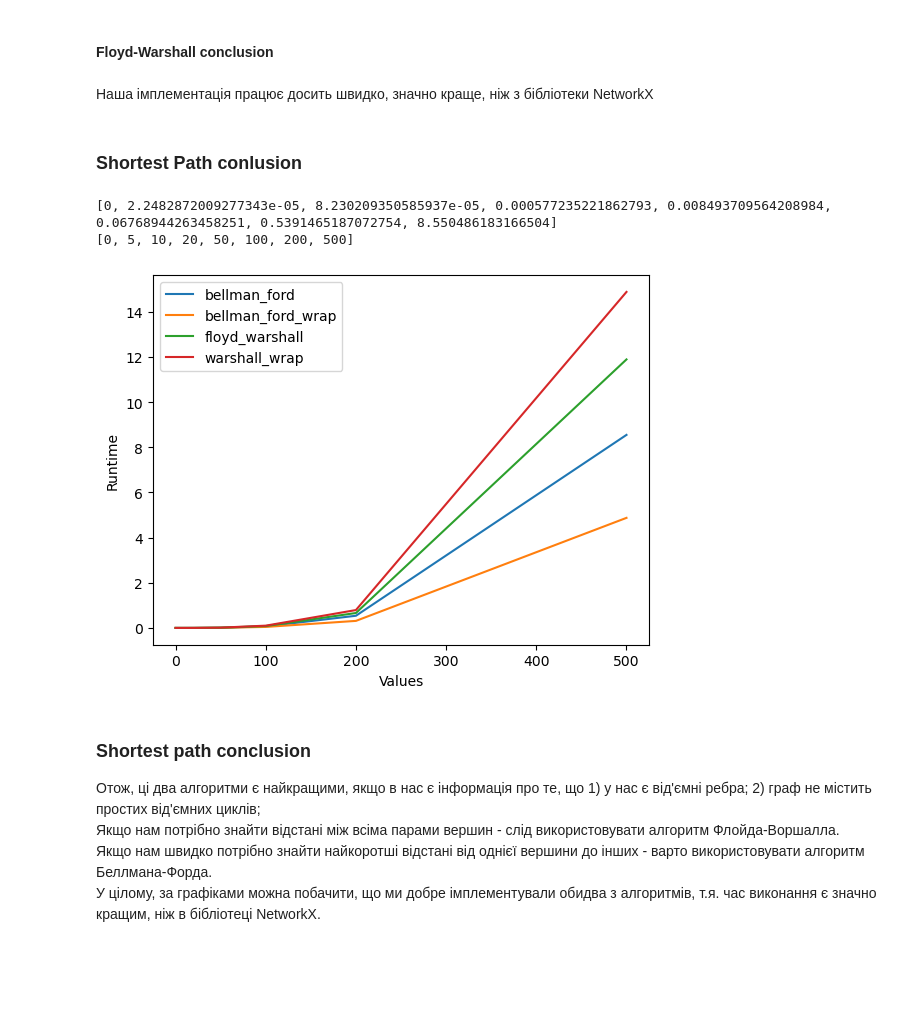
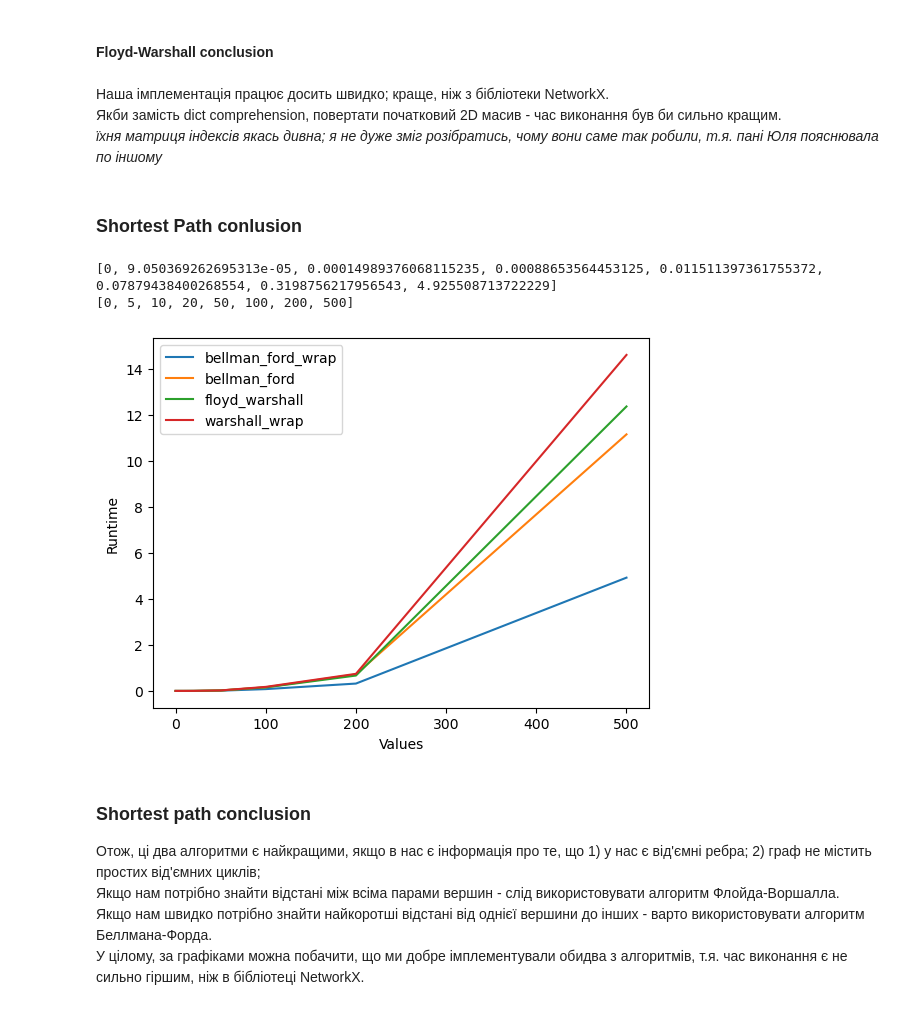
Before and after one commit to n1n1n1q/Common-Graph-Problems, a Jupyter notebook: MSTandShortestPath.ipynb, the cells around one changed output. Cells and saved outputs as stored; diff of their text form; code cells hidden in the pictures; blank space fills up the shorter version.

```diff
--- a/MSTandShortestPath.ipynb
+++ b/MSTandShortestPath.ipynb
@@ -459,7 +459,7 @@ def bellman_ford_wrap(Gr,pos=0):
     try:
         return bellman_ford_predecessor_and_distance(Gr,pos)
     except:
-        return None,"Negative cycle detected"
+        return "Negative cycle detected", None
 # %% [markdown]
 #### Own Implementation
 # %%
@@ -468,28 +468,21 @@ def bellman_ford(graph: nx.Graph, begin_node:int = 0):
     Finds shortest path with Bellman Ford algorithm
     """
     distance=[float('inf') for _ in range(len(graph.nodes))]
-    predecessor=[float('inf') for _ in range(len(graph.nodes))]
+    predecessor=[[] for _ in range(len(graph.nodes))]
     visited=[False for _ in range(len(graph.nodes))]
     distance[begin_node]=0
     for _ in range(len(graph.nodes)-1):
         for u,v,w in graph.edges(data=True):
             if distance[u]+w['weight']<distance[v]:
                 distance[v]=distance[u]+w['weight']
-                predecessor[v]=u
+                predecessor[v]=[u]
+            elif distance[u]+w['weight']==distance[v]:
+                if u not in predecessor[v]:
+                    predecessor[v].append(u)
     for u,v,w in graph.edges(data=True):
         if distance[u]+w['weight']<distance[v]:
-            predecessor[v]=u
-            visited[v]=True
-            while not visited[u]:
-                visited[u]=True
-                u=predecessor[u]
-            cycle=[u]
-            v=predecessor[u]
-            while v!=u:
-                cycle.append(v)
-                v=predecessor[v]
-            return f'Negative cycle detected, {cycle}'
-    return {i: val for i,val in enumerate(distance)}
+            return f'Negative cycle detected', None
+    return {i:val for i,val in enumerate(predecessor)},{i: val for i,val in enumerate(distance)}
 # %% [markdown]
 Алгоритм Беллмана-Форда дозволяє нам знаходити найкоротші шляхи в графах з від'ємними ребрами без простих циклів.
 Отож, спочатку ми заповнюємо матрицю відстаней та індексів початковими значеннями, після чого перебігаєм по всіх ребрам та дивимось, чи є теперішня відстань гіршою за нову відстань по цьому ребру.
@@ -562,10 +555,9 @@ from networkx.algorithms import floyd_warshall_predecessor_and_distance
 # %%
 def warshall_wrap(Gr):
     try:
-        pred, dist = floyd_warshall_predecessor_and_distance(Gr)
-        return dist
+        return floyd_warshall_predecessor_and_distance(Gr)
     except:
-        return("Negative cycle detected")
+        return "Negative cycle detected"
 # %% [markdown]
 #### Own Implementation
 # %%
@@ -575,9 +567,8 @@ def floyd_warshall(graph: nx.Graph):
     """
     distance=[[float('inf') if i!=j else 0 for j in range(len(graph.nodes))]\
              for i in range(len(graph.nodes))]
-    pred=[[j if i!=j else 0 for j in range(len(graph.nodes))]\
+    pred=[[i if i!=j else 0 for j in range(len(graph.nodes))]\
              for i in range(len(graph.nodes))]
-
     for u,v,w in graph.edges(data=True):
         distance[u][v]=w['weight']
     for k in range(len(graph.nodes)):
@@ -586,11 +577,8 @@ def floyd_warshall(graph: nx.Graph):
                 if distance[i][j]>distance[i][k]+distance[k][j]:
                     distance[i][j]=distance[i][k]+distance[k][j]
                     pred[i][j]=pred[k][j]
-    for i in range(len(graph.nodes)):
-            for j in range(len(graph.nodes)):
-                if distance[i][j]>distance[i][k]+distance[k][j]:
-                     return "Negative cycle detected"
-    return [{i: val for i,val in enumerate(row)}for row in distance]
+    return {ind:{i: val for i,val in enumerate(row)}for ind,row in enumerate(pred)},\
+{ind:{i: val for i,val in enumerate(row)}for ind,row in enumerate(distance)}
 # %% [markdown]
 Алгоритм Флойда-Воршалла допомагає знайти найкоротші відстані між будь-якими парами вершин в орієнтованому графі.
 Діє за схожим принципом, як і звичайний Воршалл, тільки замість імплікації - ми дивимось, чи змінена відстань буде кращою, ніж поточна.
@@ -656,18 +644,20 @@ mean time == 14.833684086799622 N=500
 # %% [markdown]
 #### Floyd-Warshall conclusion
-# %% [markdown]
-Наша імплементація працює досить швидко, значно краще, ніж з бібліотеки NetworkX
+# %% [markdown]
+Наша імплементація працює досить швидко; краще, ніж з бібліотеки NetworkX.
+Якби замість dict comprehension, повертати початковий 2D масив - час виконання був би сильно кращим.
+*їхня матриця індексів якась дивна; я не дуже зміг розібратись, чому вони саме так робили, т.я. пані Юля пояснювала по іншому*
 # %% [markdown]
 ### Shortest Path conlusion
 # %%
-Tester.test_multiple([bellman_ford,bellman_ford_wrap,floyd_warshall,warshall_wrap],VALS,10,True)
+Tester.test_multiple([bellman_ford_wrap,bellman_ford,floyd_warshall,warshall_wrap],VALS,10,True)
 # %% [output]
-[0, 2.2482872009277343e-05, 8.230209350585937e-05, 0.000577235221862793, 0.008493709564208984, 0.06768944263458251, 0.5391465187072754, 8.550486183166504]
+[0, 9.050369262695313e-05, 0.00014989376068115235, 0.00088653564453125, 0.011511397361755372, 0.07879438400268554, 0.3198756217956543, 4.925508713722229]
 [0, 5, 10, 20, 50, 100, 200, 500]
-[figure, old version]
+[figure, new version]
 # %% [markdown]
 ### Shortest path conclusion
 Отож, ці два алгоритми є найкращими, якщо в нас є інформація про те, що 1) у нас є від'ємні ребра; 2) граф не містить простих від'ємних циклів;
 Якщо нам потрібно знайти відстані між всіма парами вершин - слід використовувати алгоритм Флойда-Воршалла.
 Якщо нам швидко потрібно знайти найкоротші відстані від однієї вершини до інших - варто використовувати алгоритм Беллмана-Форда.
-У цілому, за графіками можна побачити, що ми добре імплементували обидва з алгоритмів, т.я. час виконання є значно кращим, ніж в бібліотеці NetworkX.
+У цілому, за графіками можна побачити, що ми добре імплементували обидва з алгоритмів, т.я. час виконання є не сильно гіршим, ніж в бібліотеці NetworkX.
```
Also changed, not shown: parts of 17 cells of this notebook, 3 other files.
